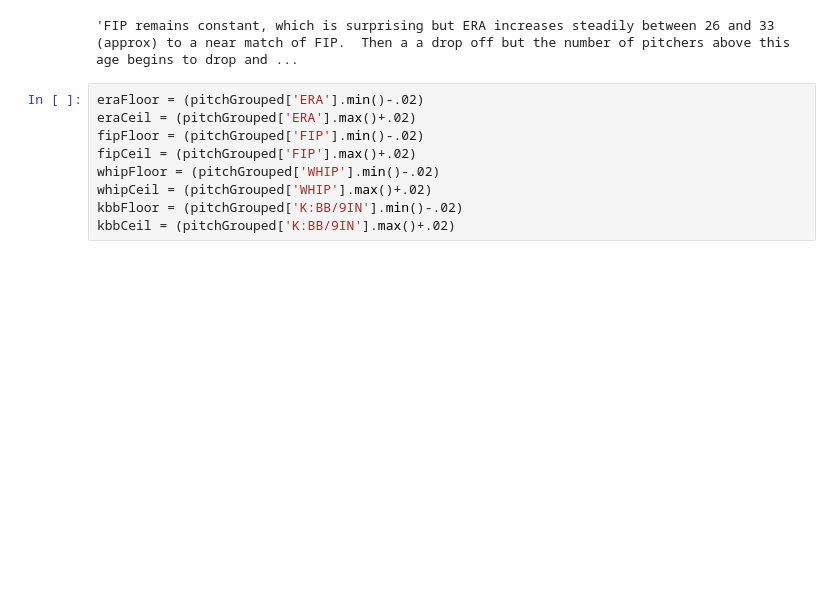
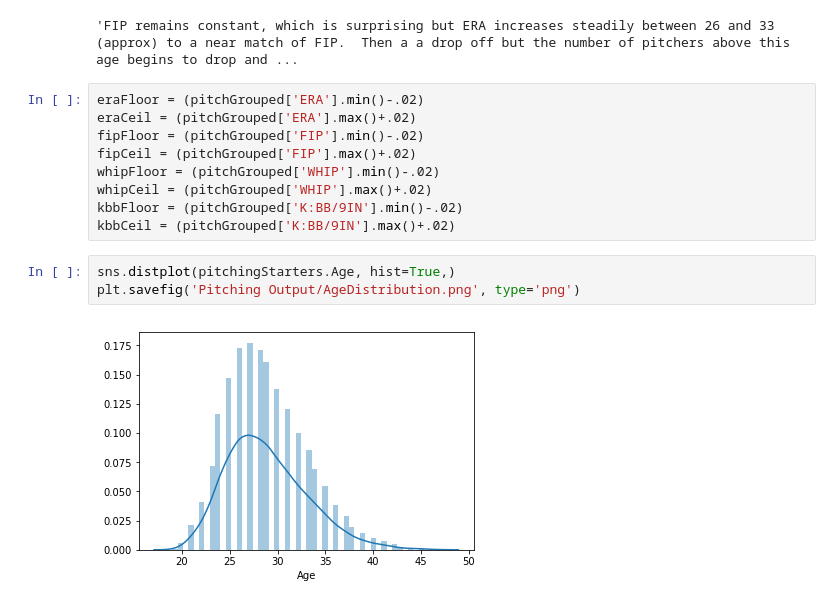
Before and after one commit to AGBarbour/Project-1, a Jupyter notebook: Pitching.ipynb, the cells around one changed output. Saved outputs shown, nothing was run; the diff lists cells and outputs as text; blank space fills up the shorter version.

```diff
--- a/Pitching.ipynb
+++ b/Pitching.ipynb
@@ -137,6 +137,11 @@ whipFloor = (pitchGrouped['WHIP'].min()-.02)
 whipCeil = (pitchGrouped['WHIP'].max()+.02)
 kbbFloor = (pitchGrouped['K:BB/9IN'].min()-.02)
 kbbCeil = (pitchGrouped['K:BB/9IN'].max()+.02)
+# %%
+sns.distplot(pitchingStarters.Age, hist=True,)
+plt.savefig('Pitching Output/AgeDistribution.png', type='png')
+# %% [output]
+[figure, added]
 # %%
 sns.set(color_codes=True)
 fig, ax= plt.subplots(4, figsize=(20,20))
```
Also changed, not shown: parts of 4 cells of this notebook, 2 other files.
